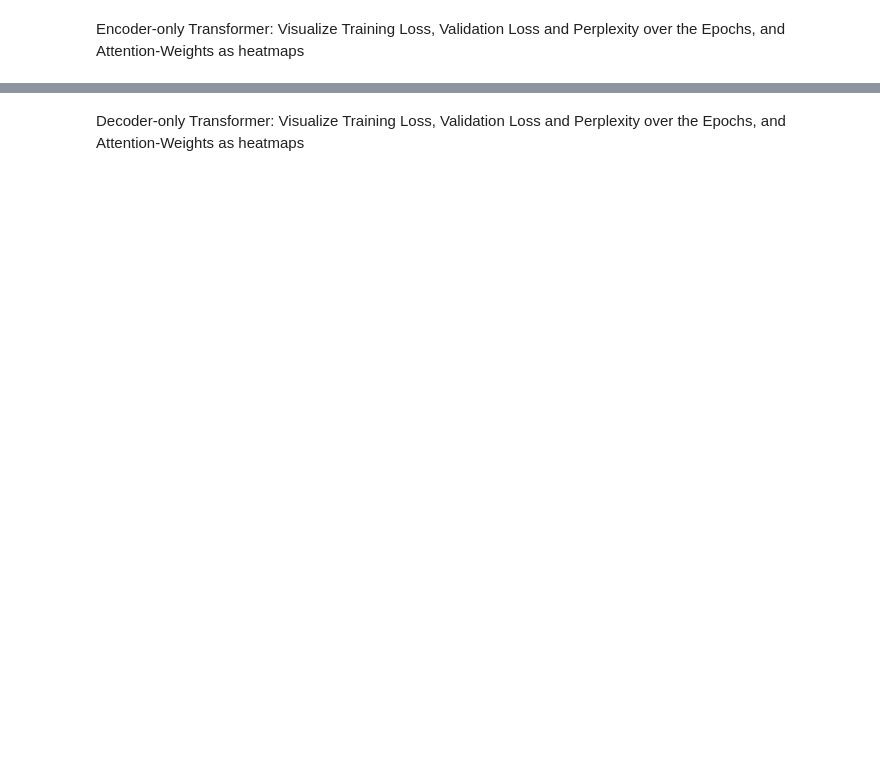
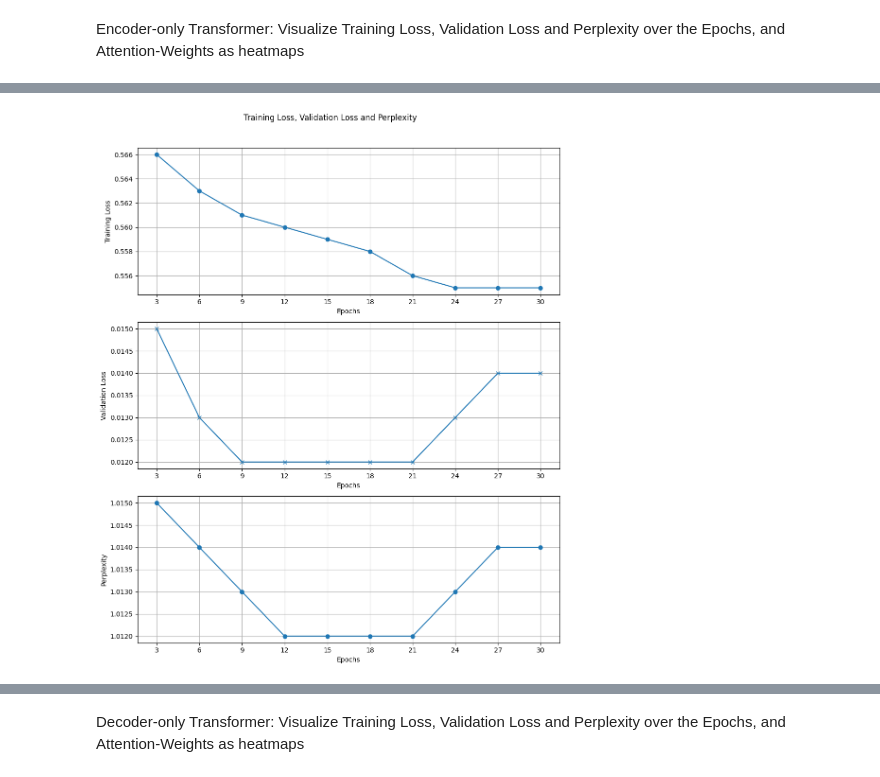
Before and after one commit to Swapnajoy/Mini_Transfomer_Project, a Jupyter notebook: analysis.ipynb, the cells around one changed output, grey strips where cells are left out. Cells and saved outputs as stored; diff of their text form; code cells hidden in the pictures; blank space fills up the shorter version.

```diff
--- a/analysis.ipynb
+++ b/analysis.ipynb
@@ -151,7 +153,8 @@ model.load_state_dict(torch.load(checkpoint_path))
 # %%
-training_info_path = os.path.relpath(os.path.join(os.path.dirname(checkpoint_path), 'training_info.txt'))
-
+training_info_path = "training_experiments/encoder_only/ep30_b64_lr0.0006_dataset_alice_in_wonderland.txt_token_ch/training_info.txt"
 plot_losses(training_info_path)
+# %% [output]
+[figure, added]
 # %%
 model.eval()
 
```
Also changed, not shown: parts of 7 cells of this notebook, 1 other file.
